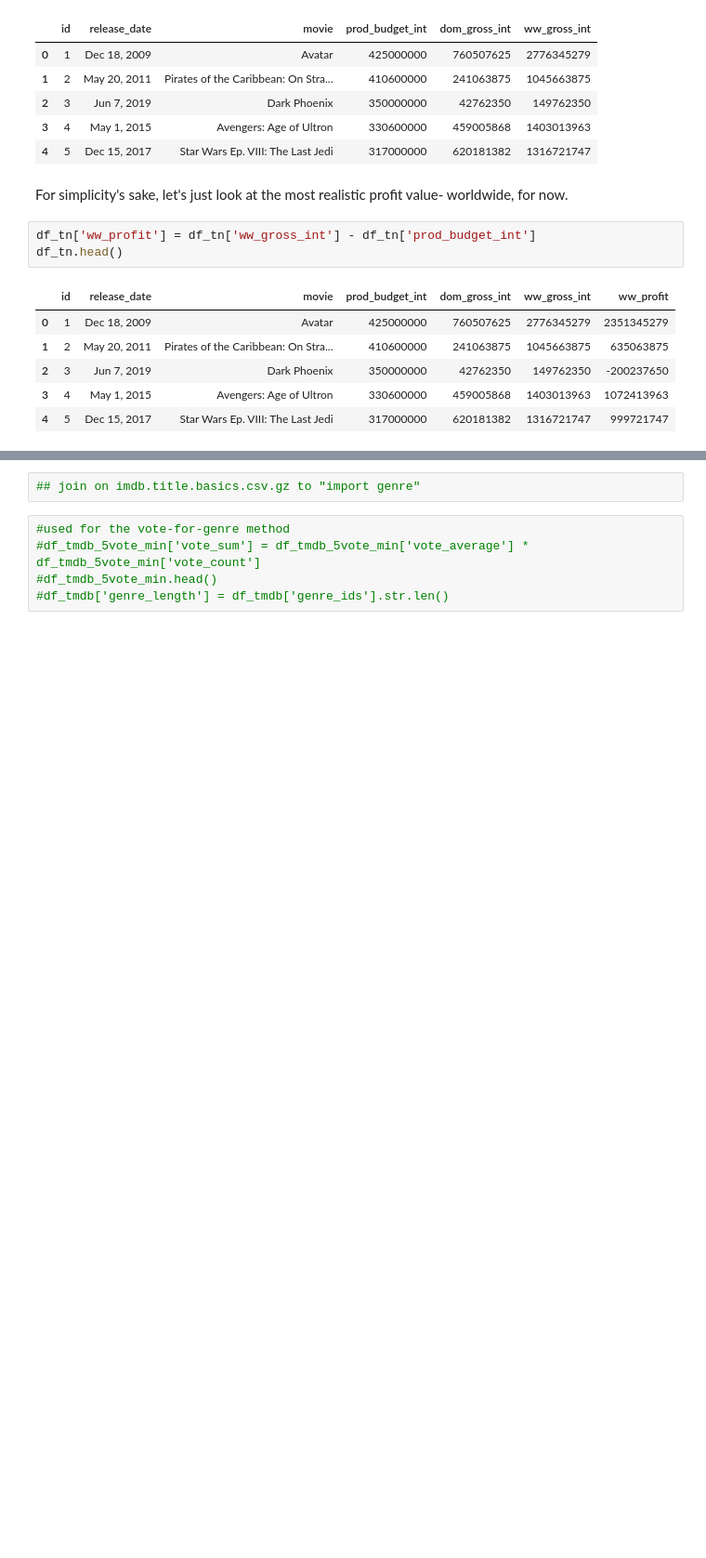
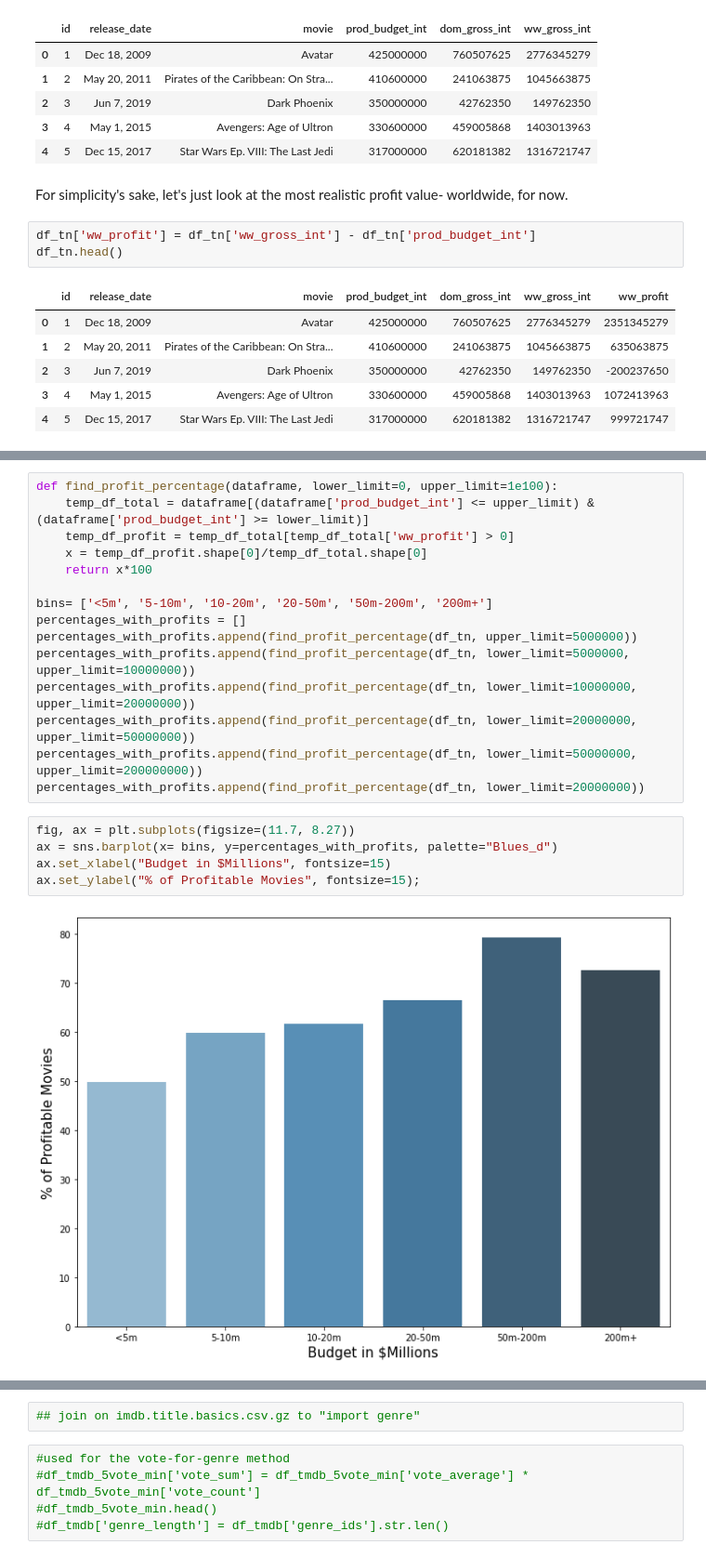
Before and after one commit to ewehmueller/movie-analysis, a Jupyter notebook: movie-analysis.ipynb, the cells around one changed output, grey strips where cells are left out. Shown at 93% size. Drawn from its saved outputs; the diff is of its cells as text; blank space fills up the shorter version.

```diff
--- a/movie-analysis.ipynb
+++ b/movie-analysis.ipynb
@@ -432,0 +415,22 @@ df_tn.head()
+# %%
+def find_profit_percentage(dataframe, lower_limit=0, upper_limit=1e100):
+    temp_df_total = dataframe[(dataframe['prod_budget_int'] <= upper_limit) & (dataframe['prod_budget_int'] >= lower_limit)]
+    temp_df_profit = temp_df_total[temp_df_total['ww_profit'] > 0]
+    x = temp_df_profit.shape[0]/temp_df_total.shape[0]
+    return x*100
+
+bins= ['<5m', '5-10m', '10-20m', '20-50m', '50m-200m', '200m+']
+percentages_with_profits = []
+percentages_with_profits.append(find_profit_percentage(df_tn, upper_limit=5000000))
+percentages_with_profits.append(find_profit_percentage(df_tn, lower_limit=5000000, upper_limit=10000000))
+percentages_with_profits.append(find_profit_percentage(df_tn, lower_limit=10000000, upper_limit=20000000))
+percentages_with_profits.append(find_profit_percentage(df_tn, lower_limit=20000000, upper_limit=50000000))
+percentages_with_profits.append(find_profit_percentage(df_tn, lower_limit=50000000, upper_limit=200000000))
+percentages_with_profits.append(find_profit_percentage(df_tn, lower_limit=20000000))
+# %%
+fig, ax = plt.subplots(figsize=(11.7, 8.27))
+ax = sns.barplot(x= bins, y=percentages_with_profits, palette="Blues_d")
+ax.set_xlabel("Budget in $Millions", fontsize=15)
+ax.set_ylabel("% of Profitable Movies", fontsize=15);
+# %% [output]
+[figure, added]
```
Also changed, not shown: parts of 12 cells of this notebook.
